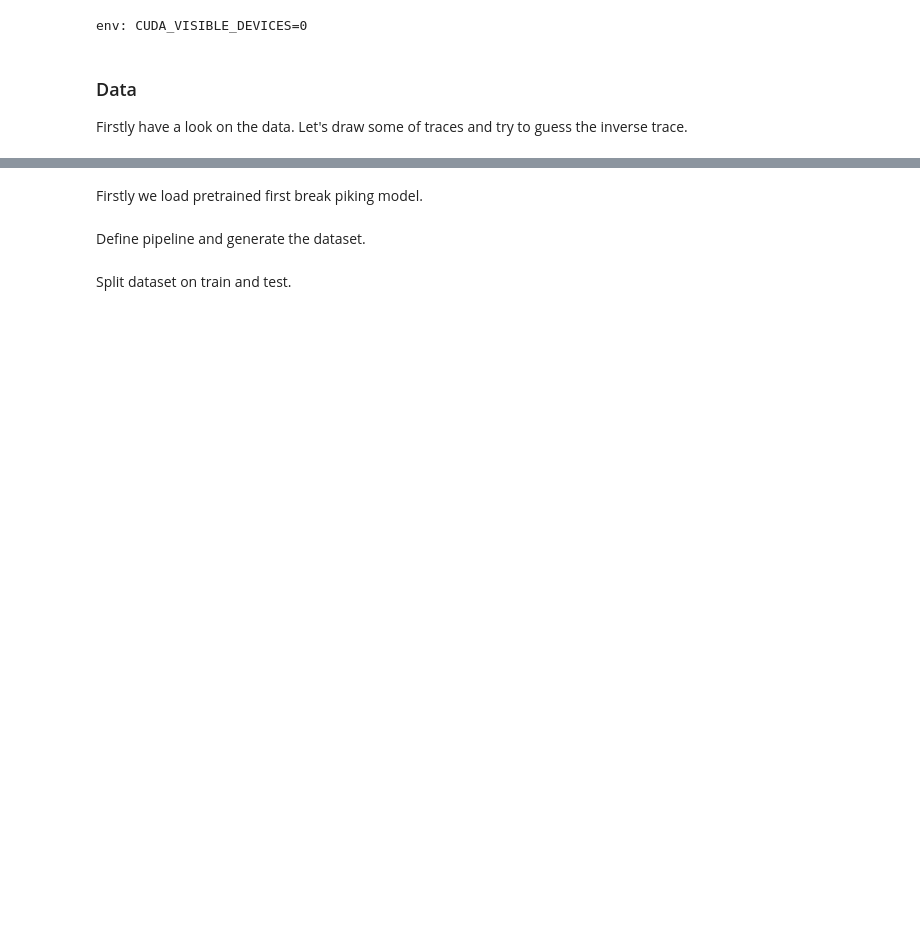
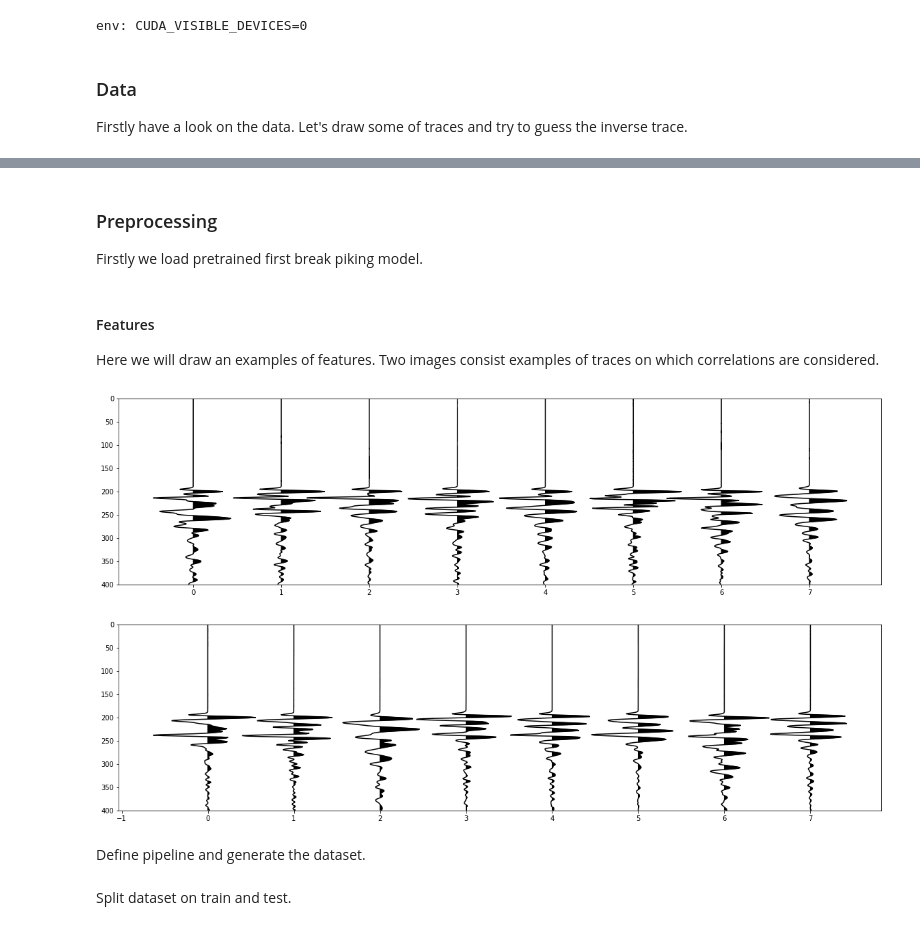
Before and after one commit to learnserd/SeismicPro, a Jupyter notebook: models/Inverse_traces/find_inverse_traces.ipynb, the cells around one changed output, grey strips where cells are left out. Cells and saved outputs as stored; diff of their text form; code cells hidden in the pictures; blank space fills up the shorter version.

```diff
--- a/models/Inverse_traces/find_inverse_traces.ipynb
+++ b/models/Inverse_traces/find_inverse_traces.ipynb
@@ -40,14 +37,14 @@ env: CUDA_VISIBLE_DEVICES=0
 
 Firstly have a look on the data. Let's draw some of traces and try to guess the inverse trace.
 # %%
-path_raw = '/raw/path/'
-markup_path = '/markup/path/'
+path_raw = '/notebooks/egor/FB/Pal/Pal_Flatiron_1k.sgy'
 
-index = (FieldIndex(name='raw', path=path_raw, extra_headers=['offset'], markup_path=markup_path))
-
-batch = (Dataset(index, InverseBatch).p
+index = (FieldIndex(name='raw', path=path_raw, extra_headers=['offset']))
+index = index.create_subset(index.indices[:1])
+batch = (Dataset(FieldIndex((index)), InverseBatch).p
          .load(components='raw', fmt='segy')
          ).next_batch(1)
+
 field = batch.raw[0]
 mask = np.ones(len(field))
 ix = np.random.choice(len(mask))
@@ -69,3 +64,5 @@ Inverse trace is 44.
 # %% [markdown]
+### Preprocessing
+
 Firstly we load pretrained first break piking model.
 # %%
@@ -76,3 +73,6 @@ model_ppl = Pipeline().init_model('dynamic', UNet, 'my_model',
                                     'build': False, 'device': 'cuda'})
 
 model = model_ppl.get_model_by_name('my_model').model
+# %% [markdown]
+#### Features
+Here we will draw an examples of features. Two images  consist examples of traces on which correlations are considered.
@@ -79,3 +91,27 @@ model = model_ppl.get_model_by_name('my_model').model
+# %%
+lr = LinearRegression()
+data_tr = np.stack((offset, np.ones(len(offset)))).T
+target = np.array(amp).reshape(-1, 1)
+lr.fit(data_tr, target)
+off_pred = [int(lr.predict([[off, 1]])[0][0]) for off in offset]
+# %%
+SIZE = 400
+ix_pred = np.random.choice(range(5, len(pred)-5))
+ix_pred = range(ix_pred-4, ix_pred+4)
+ix_lr = np.random.choice(range(5, len(off_pred)-5))
+ix_lr = range(ix_lr-4, ix_lr+4)
+for type_ix, type_pred in zip([ix_pred, ix_lr], [pred, off_pred]):
+    traces = []
+    p = []
+    for trace_ix in type_ix:
+        traces.append(crop_trace(field[trace_ix], type_pred[trace_ix], SIZE))
+        p.append(type_pred[trace_ix])
+    pts = (range(len(p)), p)
+    seismic_plot(np.array(traces), cmap='gray', wiggle=True, vmax=.1, cmin=-0.1,
+                 figsize=(20, 5), std=0.1)
+# %% [output]
+[figure, added]
+[figure, added]
 # %% [markdown]
 Define pipeline and generate the dataset.
 # %%
```
Also changed, not shown: parts of 13 cells of this notebook.
